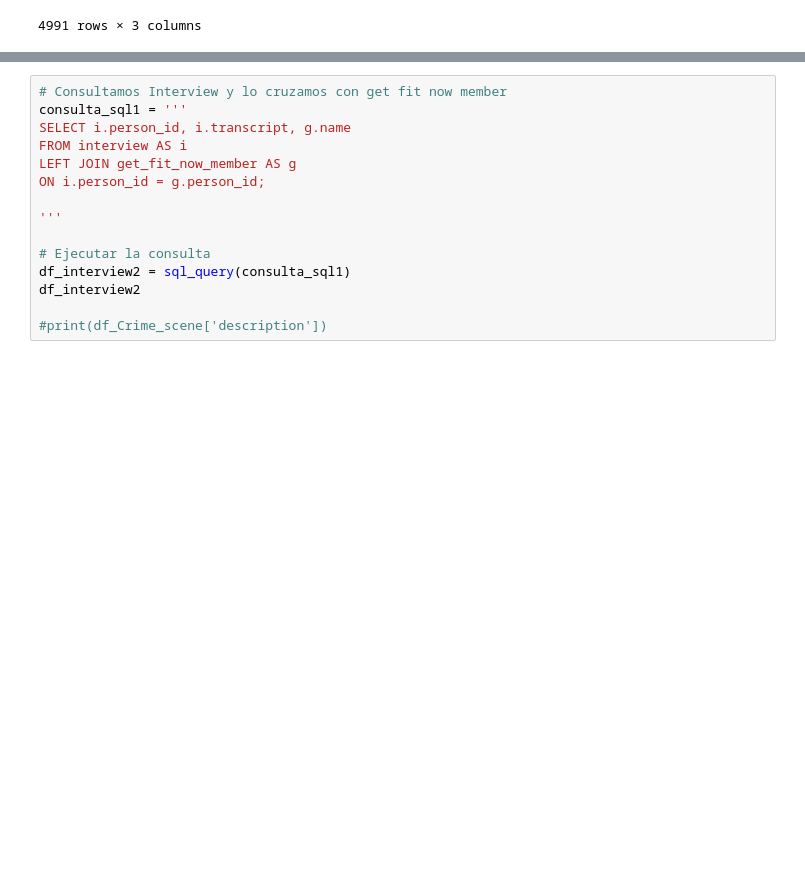
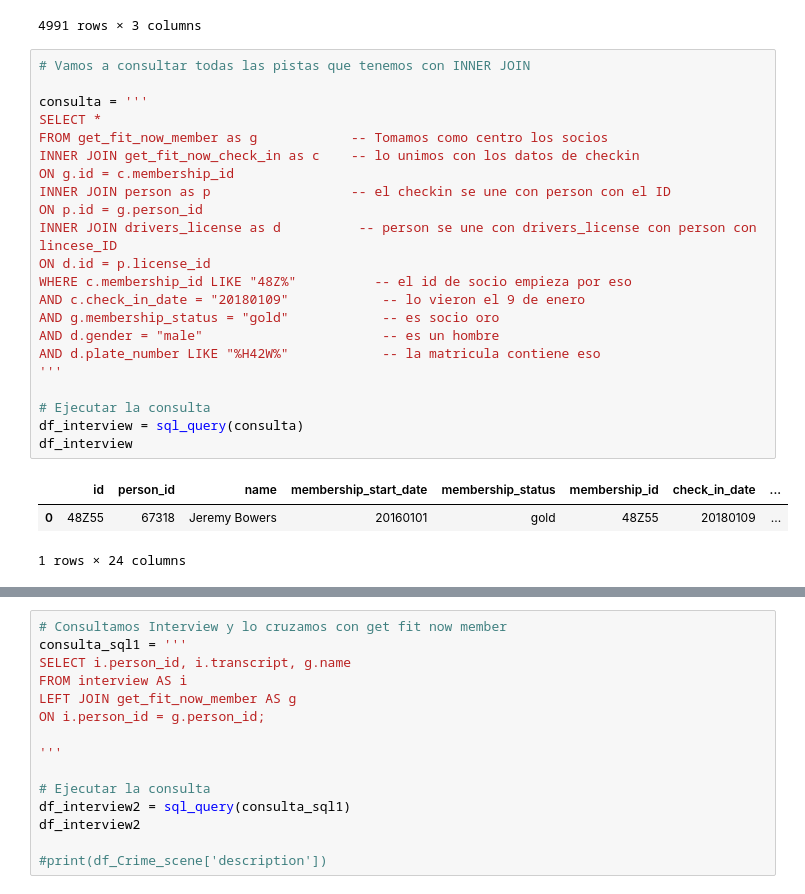
Before and after one commit to BrendzRdgz/TeamChallenge6, a Jupyter notebook: SQL Murder/Parte_I_SQL Game.ipynb, the cells around one changed output, grey strips where cells are left out. Drawn from its saved outputs; the diff is of its cells as text; blank space fills up the shorter version.

```diff
--- a/SQL Murder/Parte_I_SQL Game.ipynb
+++ b/SQL Murder/Parte_I_SQL Game.ipynb
@@ -126,3 +236,29 @@ df_interview
 | 4989 | 16371 | I saw the murder happen, and I re... | Annabel Miller |
 | 4990 | 67318 | I was hired by a woman with a lot... | Jeremy Bowers |
 4991 rows × 3 columns
+# %%
+# Vamos a consultar todas las pistas que tenemos con INNER JOIN
+
+consulta = '''
+SELECT *
+FROM get_fit_now_member as g            -- Tomamos como centro los socios
+INNER JOIN get_fit_now_check_in as c    -- lo unimos con los datos de checkin
+ON g.id = c.membership_id
+INNER JOIN person as p                  -- el checkin se une con person con el ID
+ON p.id = g.person_id
+INNER JOIN drivers_license as d          -- person se une con drivers_license con person con lincese_ID
+ON d.id = p.license_id
+WHERE c.membership_id LIKE "48Z%"          -- el id de socio empieza por eso
+AND c.check_in_date = "20180109"            -- lo vieron el 9 de enero
+AND g.membership_status = "gold"            -- es socio oro
+AND d.gender = "male"                       -- es un hombre
+AND d.plate_number LIKE "%H42W%"            -- la matricula contiene eso
+'''
+
+# Ejecutar la consulta
+df_interview = sql_query(consulta)
+df_interview
+# %% [output]
+|  | id | person_id | name | membership_start_date | membership_status | membership_id | check_in_date | ... |
+| 0 | 48Z55 | 67318 | Jeremy Bowers | 20160101 | gold | 48Z55 | 20180109 | ... |
+1 rows × 24 columns
```
Also changed, not shown: parts of 19 cells of this notebook.
